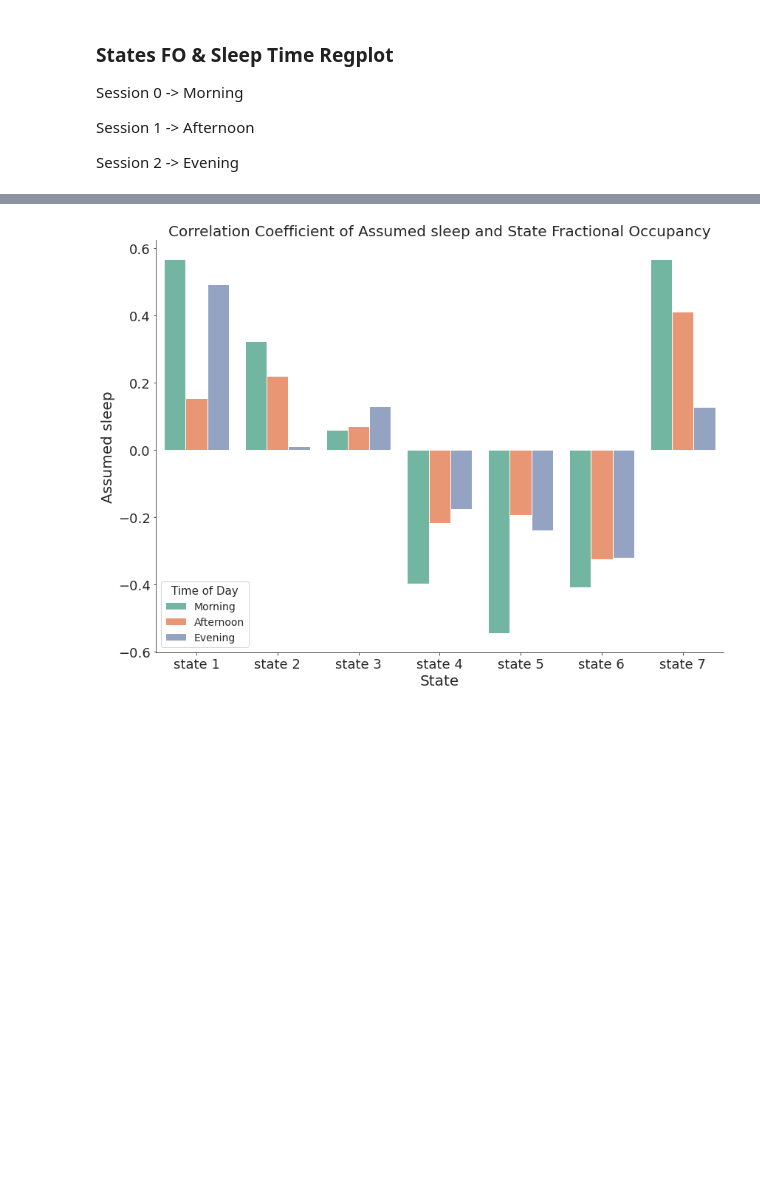
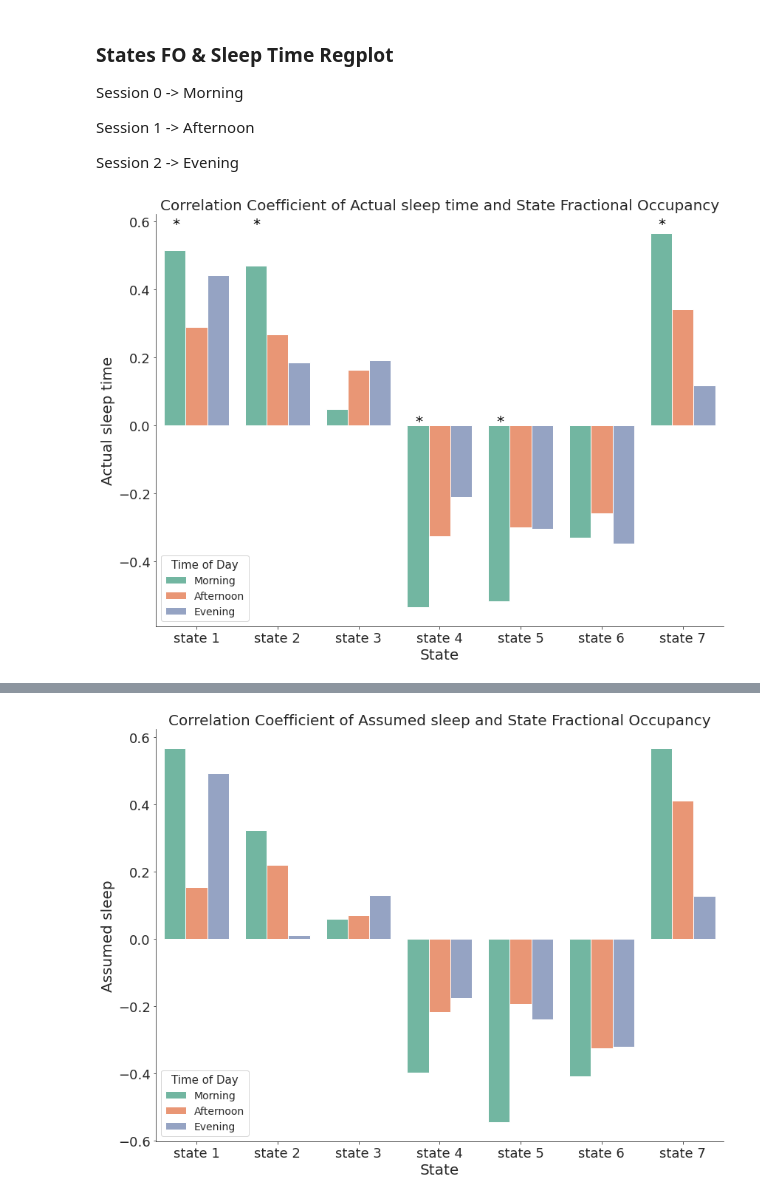
Before and after one commit to Wetiqe/MSc-Data-Analysis, a Jupyter notebook: scripts/correlation.ipynb, the cells around one changed output, grey strips where cells are left out. Drawn from its saved outputs; the diff is of its cells as text; code cells hidden in the pictures; blank space fills up the shorter version.

Commit message:
Figures for poster

```diff
--- a/scripts/correlation.ipynb
+++ b/scripts/correlation.ipynb
@@ -300,3 +300,34 @@ def warp_regplot(feature, fo_beh_list=fo_beh_list, sep_plot=False,subplot_num=9,
         ordered_sep_regplot_warp(feature, fo_beh_list, subplot_num, subplot_set,figsize, title)
     else:
         lmplot_warp(feature, fo_beh_list, subplot_num, subplot_set,figsize, title)
+# %%
+def compare_r(feature, fo_beh_list=fo_beh_list):
+    num_to_ses_dic = {0:'Morning', 1:'Afternoon', 2:'Evening'}
+    df_r = pd.DataFrame([], columns=['Time of Day', 'r_value'])
+    for i, fo_matrix in enumerate(fo_beh_list):
+        corr_matrix = fo_matrix.corr().iloc[:K_state,K_state:]
+        df_tmp = pd.DataFrame([], columns=['Time of Day'])
+        df_tmp.iloc[:,0] = [num_to_ses_dic[i] for k in range(K_state)]
+        df_tmp['r_value'] = corr_matrix[feature].values
+        df_r = pd.concat([df_r, df_tmp])
+    df_r.reset_index(inplace=True,drop=True)
+    df_r['State'] =  np.tile(np.array([f'state {i+1}' for i in range(K_state)]), 3)
+    df_r.rename(columns={'r_value':feature},inplace=True)
+    plt.figure(figsize=(12,9))
+    fig_set()
+    sns.barplot(x='State', y=feature,hue='Time of Day', data=df_r,palette="Set2")
+    plt.title(f'Correlation Coefficient of {feature} and State Fractional Occupancy')
+    plt.tight_layout()
+    # save_svg(f'correlation/{feature}_tod_coefficient')
+    # plt.show()
+# %%
+compare_r('Actual sleep time')
+plt.annotate(r'*', xy=(-0.3, 0.58), fontsize=20,color="black")
+plt.annotate(r'*', xy=(0.7, 0.58), fontsize=20,color="black")
+plt.annotate(r'*', xy=(5.7, 0.58), fontsize=20,color="black")
+plt.annotate(r'*', xy=(2.7, 0), fontsize=20,color="black")
+plt.annotate(r'*', xy=(3.7, 0), fontsize=20,color="black")
+
+save_svg('Actsleeptime')
+# %% [output]
+[figure, added]
```
Also changed, not shown: parts of 2 cells of this notebook, 12 other files.
